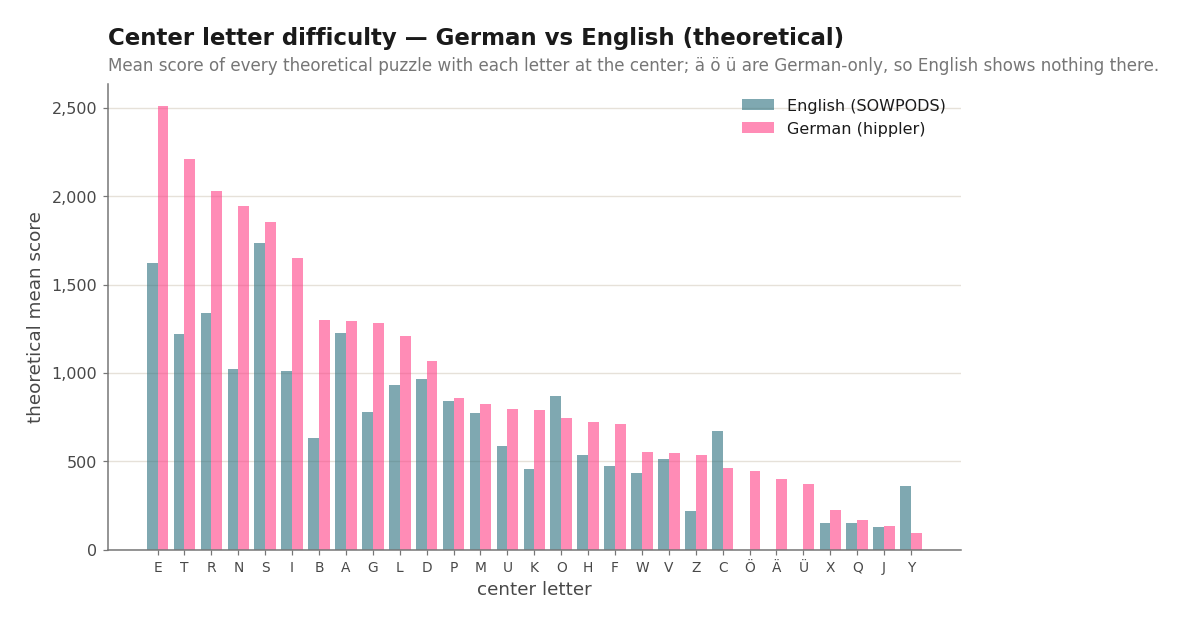
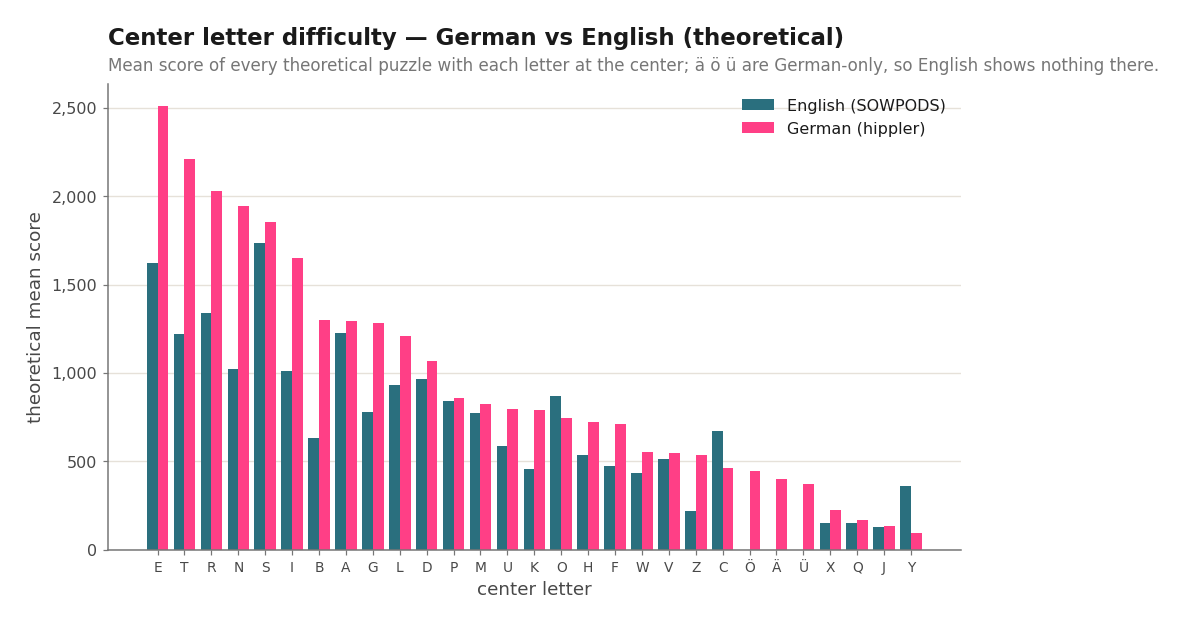
Unified diff of the notebook cell whose output changed from the first chart to the second:
--- before
+++ after
@@ -8,6 +8,6 @@
 x = np.arange(len(letters_all)); w = 0.4
 fig, ax = plt.subplots(figsize=(10, 5.5))
-ax.bar(x - w/2, [th_mean.get(l, 0) for l in letters_all], w, color=PRIMARY,   alpha=HIST_ALPHA, label="English (SOWPODS)")
-ax.bar(x + w/2, [de_mean.get(l, 0) for l in letters_all], w, color=HIGHLIGHT, alpha=HIST_ALPHA, label="German (hippler)")
+ax.bar(x - w/2, [th_mean.get(l, 0) for l in letters_all], w, color=PRIMARY,   label="English (SOWPODS)")
+ax.bar(x + w/2, [de_mean.get(l, 0) for l in letters_all], w, color=HIGHLIGHT, label="German (hippler)")
 ax.set_xticks(x); ax.set_xticklabels(letters_all, fontsize=9)
 ax.set_ylabel("theoretical mean score"); B.thousands(ax, "y")

Commit: Updated plot